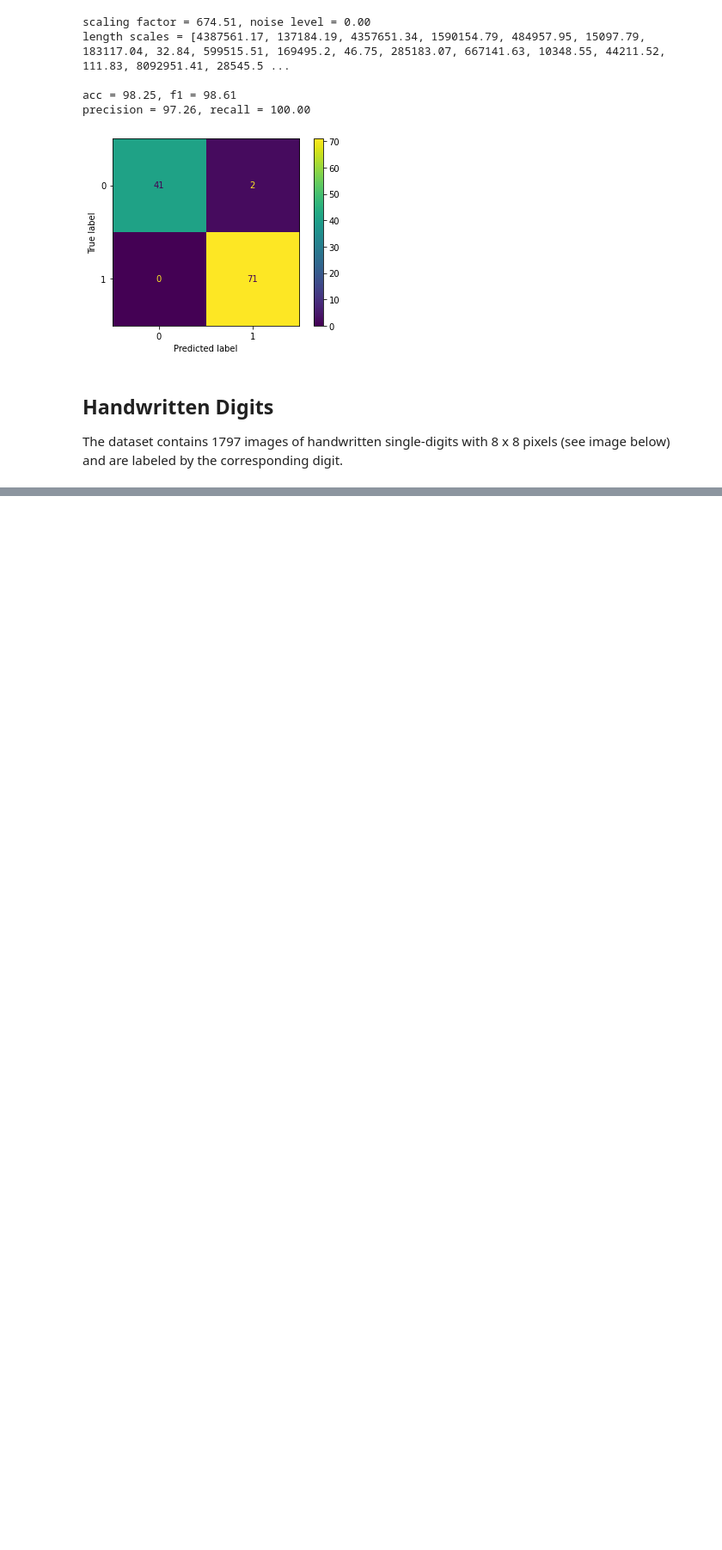
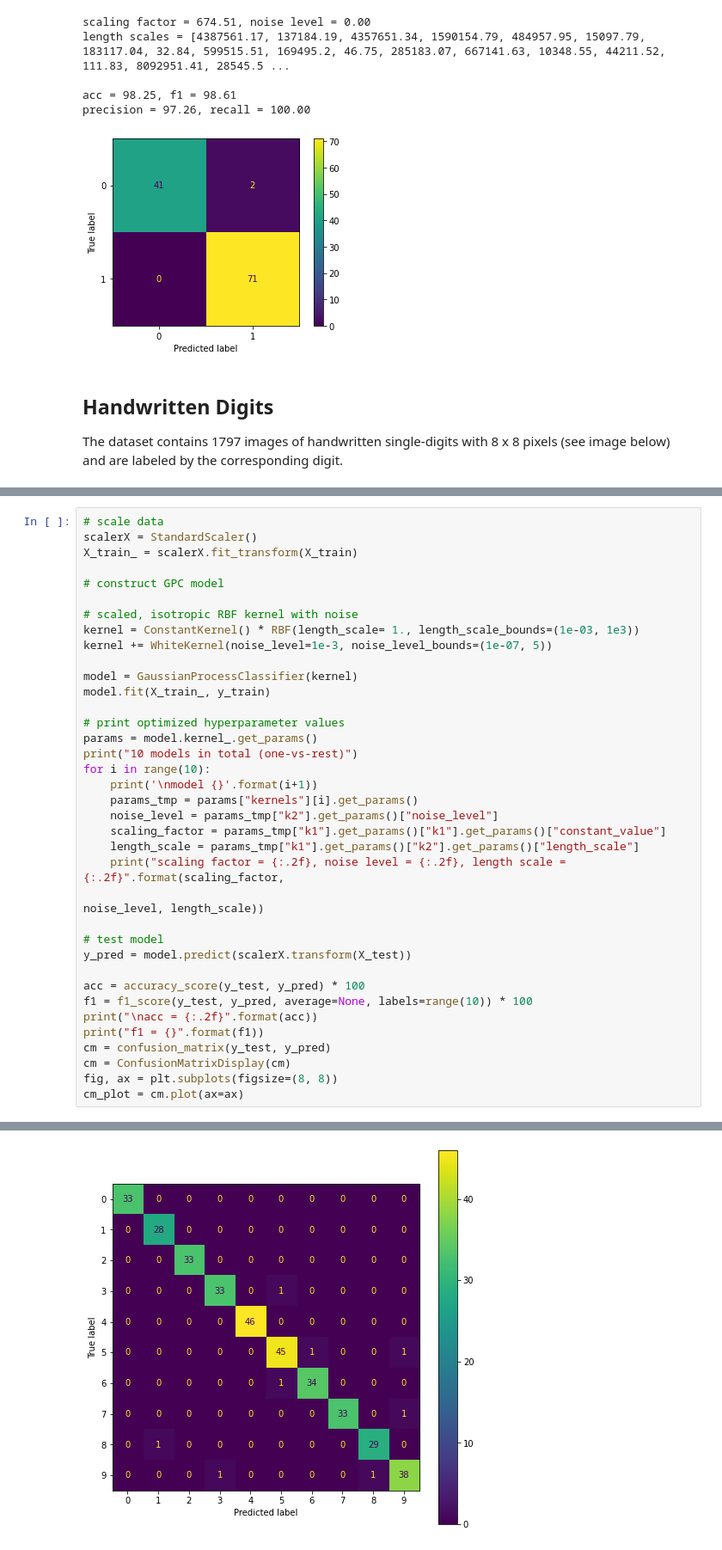
Before and after one commit to Probabilistic-ML/lecture-notes, a Jupyter notebook: _sources/02_probML/02_GPforML/09_examples.ipynb, the cells around one changed output, grey strips where cells are left out. Shown at 86% size. Drawn from its saved outputs; the diff is of its cells as text; blank space fills up the shorter version.

```diff
--- a/_sources/02_probML/02_GPforML/09_examples.ipynb
+++ b/_sources/02_probML/02_GPforML/09_examples.ipynb
@@ -294,0 +245,38 @@ f1 = [100.          98.24561404 100.          97.05882353 100.
+# %%
+# scale data
+scalerX = StandardScaler()
+X_train_ = scalerX.fit_transform(X_train)
+
+# construct GPC model
+
+# scaled, isotropic RBF kernel with noise
+kernel = ConstantKernel() * RBF(length_scale= 1., length_scale_bounds=(1e-03, 1e3))
+kernel += WhiteKernel(noise_level=1e-3, noise_level_bounds=(1e-07, 5))
+
+model = GaussianProcessClassifier(kernel)
+model.fit(X_train_, y_train)
+
+# print optimized hyperparameter values
+params = model.kernel_.get_params()
+print("10 models in total (one-vs-rest)")
+for i in range(10):
+    print('\nmodel {}'.format(i+1))
+    params_tmp = params["kernels"][i].get_params()
+    noise_level = params_tmp["k2"].get_params()["noise_level"]
+    scaling_factor = params_tmp["k1"].get_params()["k1"].get_params()["constant_value"]
+    length_scale = params_tmp["k1"].get_params()["k2"].get_params()["length_scale"]
+    print("scaling factor = {:.2f}, noise level = {:.2f}, length scale = {:.2f}".format(scaling_factor,
+                                                                                        noise_level, length_scale))
+
+# test model
+y_pred = model.predict(scalerX.transform(X_test))
+
+acc = accuracy_score(y_test, y_pred) * 100
+f1 = f1_score(y_test, y_pred, average=None, labels=range(10)) * 100
+print("\nacc = {:.2f}".format(acc))
+print("f1 = {}".format(f1))
+cm = confusion_matrix(y_test, y_pred)
+cm = ConfusionMatrixDisplay(cm)
+fig, ax = plt.subplots(figsize=(8, 8))
+cm_plot = cm.plot(ax=ax)
+# %% [output]
@@ -294,0 +300 @@ f1 = [100.          98.24561404 100.          97.05882353 100.
+[figure, added]
```
Also changed, not shown: parts of 3 cells of this notebook, 4 other files.
